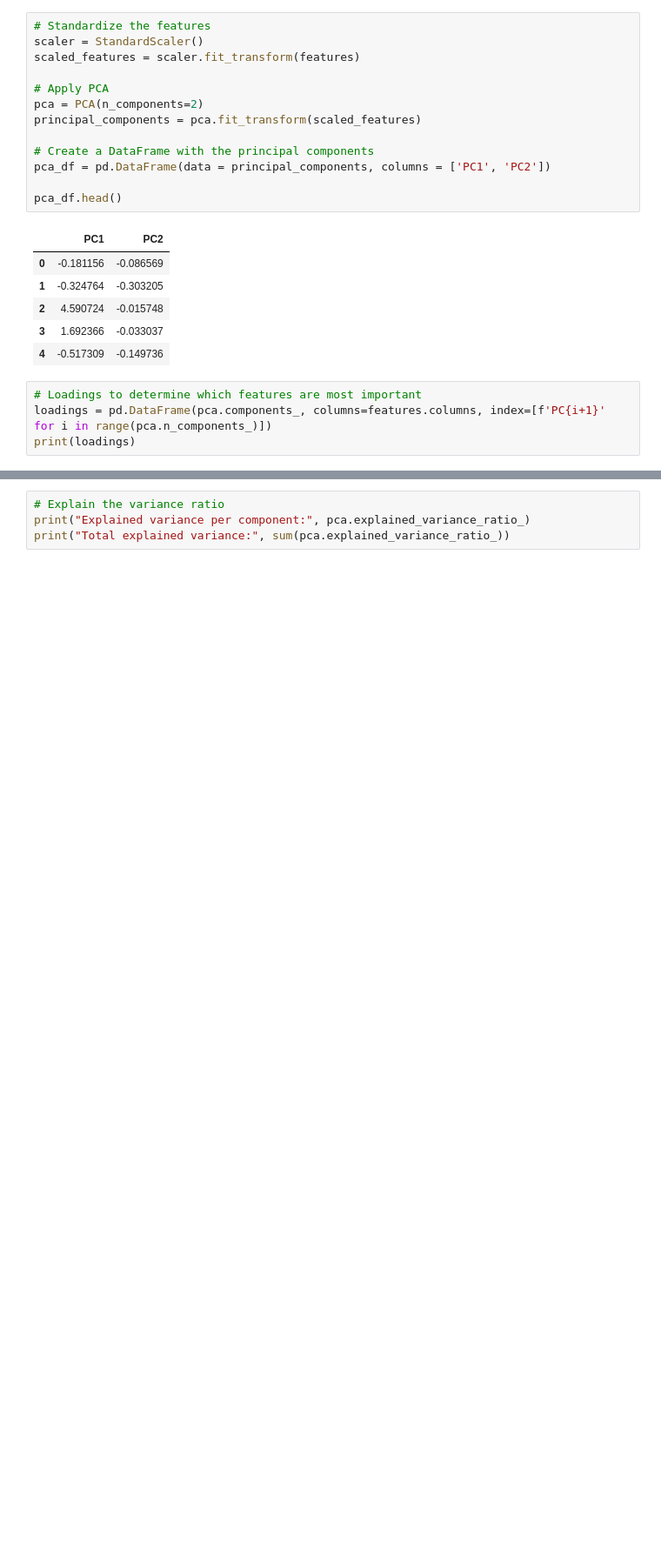
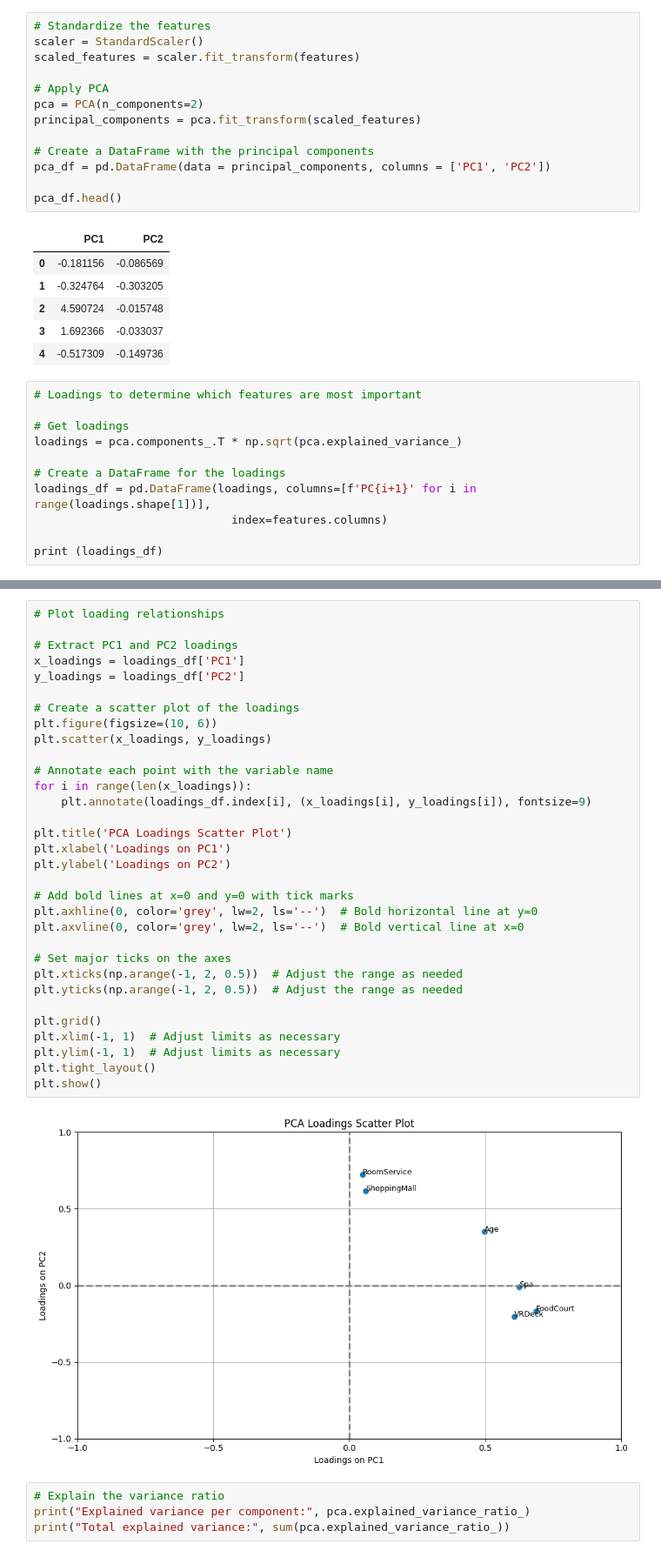
Before and after one commit to pkingGMU/spaceship-titanic, a Jupyter notebook: spaceship_titanic.ipynb, the cells around one changed output, grey strips where cells are left out. Shown at 87% size. Drawn from its saved outputs; the diff is of its cells as text; blank space fills up the shorter version.

```diff
--- a/spaceship_titanic.ipynb
+++ b/spaceship_titanic.ipynb
@@ -146,6 +150,13 @@ pca_df.head()
 | 4 | -0.517309 | -0.149736 |
 # %%
 # Loadings to determine which features are most important
-loadings = pd.DataFrame(pca.components_, columns=features.columns, index=[f'PC{i+1}' for i in range(pca.n_components_)])
-print(loadings)
+
+# Get loadings
+loadings = pca.components_.T * np.sqrt(pca.explained_variance_)
+
+# Create a DataFrame for the loadings
+loadings_df = pd.DataFrame(loadings, columns=[f'PC{i+1}' for i in range(loadings.shape[1])],
+                             index=features.columns)
+
+print (loadings_df)
 # %% [output]
@@ -155,3 +170,37 @@ PC2  0.334752     0.691141  -0.161519      0.588073 -0.010273 -0.195556
+# %%
+# Plot loading relationships
+
+# Extract PC1 and PC2 loadings
+x_loadings = loadings_df['PC1']
+y_loadings = loadings_df['PC2']
+
+# Create a scatter plot of the loadings
+plt.figure(figsize=(10, 6))
+plt.scatter(x_loadings, y_loadings)
+
+# Annotate each point with the variable name
+for i in range(len(x_loadings)):
+    plt.annotate(loadings_df.index[i], (x_loadings[i], y_loadings[i]), fontsize=9)
+
+plt.title('PCA Loadings Scatter Plot')
+plt.xlabel('Loadings on PC1')
+plt.ylabel('Loadings on PC2')
+
+# Add bold lines at x=0 and y=0 with tick marks
+plt.axhline(0, color='grey', lw=2, ls='--')  # Bold horizontal line at y=0
+plt.axvline(0, color='grey', lw=2, ls='--')  # Bold vertical line at x=0
+
+# Set major ticks on the axes
+plt.xticks(np.arange(-1, 2, 0.5))  # Adjust the range as needed
+plt.yticks(np.arange(-1, 2, 0.5))  # Adjust the range as needed
+
+plt.grid()
+plt.xlim(-1, 1)  # Adjust limits as necessary
+plt.ylim(-1, 1)  # Adjust limits as necessary
+plt.tight_layout()
+plt.show()
+# %% [output]
+[figure, added]
 # %%
 # Explain the variance ratio
 print("Explained variance per component:", pca.explained_variance_ratio_)
```
Also changed, not shown: parts of 9 cells of this notebook.
